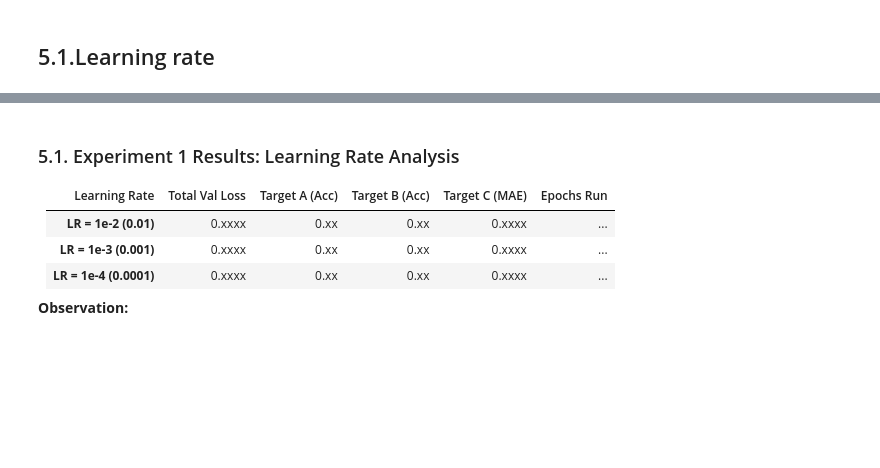
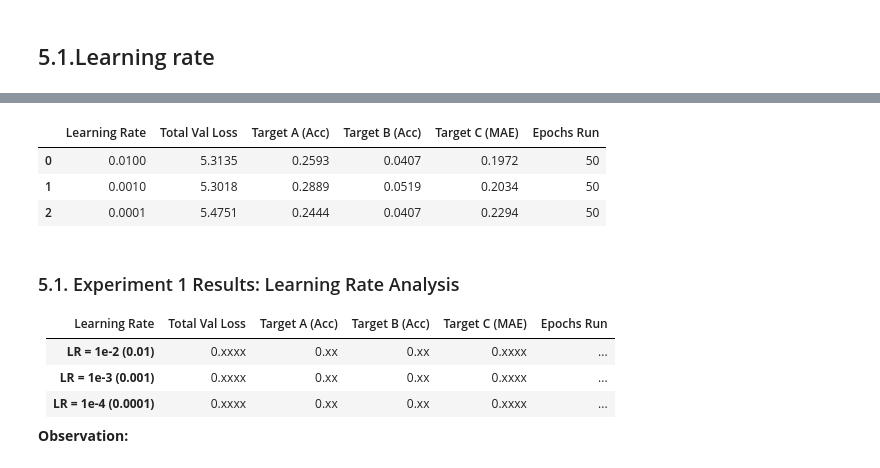
Before and after one commit to dang-nguyendd/DL-ASM2, a Jupyter notebook: main.ipynb, the cells around one changed output, grey strips where cells are left out. Drawn from its saved outputs; the diff is of its cells as text; code cells hidden in the pictures; blank space fills up the shorter version.

Commit message:
test experiment

```diff
--- a/main.ipynb
+++ b/main.ipynb
@@ -477,3 +526,75 @@ plt.show()
 # 5. Experiments
 # %% [markdown]
 ## 5.1.Learning rate
+# %%
+# ==========================================
+# SECTION 6.1: EXPERIMENT 1 - LEARNING RATE ANALYSIS
+# ==========================================
+import pandas as pd
+from tensorflow.keras import optimizers, callbacks
+
+def run_lr_experiment(lr_candidates, train_ds, val_ds, epochs=50):
+    results = []
+    histories = {}
+
+    print(f"--- STARTING EXP 1: LEARNING RATE ANALYSIS ---")
+
+    for lr in lr_candidates:
+        print(f"\nTesting Learning Rate: {lr} ...")
+
+        # 1. Reset Session
+        keras.backend.clear_session()
+        model = build_model()
+
+        # 2. Compile
+        model.compile(
+            optimizer=optimizers.Adam(learning_rate=lr),
+            loss={
+                "out_a": "sparse_categorical_crossentropy",
+                "out_b": "sparse_categorical_crossentropy",
+                "out_c": "mse",
+            },
+            loss_weights=[1.0, 1.0, 0.1],
+            metrics={"out_a": "accuracy", "out_b": "accuracy", "out_c": "mae"},
+        )
+
+        # 3. Train
+        es = callbacks.EarlyStopping(monitor='val_loss', patience=20, restore_best_weights=True)
+
+        history = model.fit(
+            train_ds,
+            validation_data=val_ds,
+            epochs=epochs,
+            verbose=0,
+            callbacks=[es]
+        )
+
+        # 4. Record Metrics (ĐÚNG TÊN CỘT BẠN CẦN)
+        histories[f"LR={lr}"] = history.history
+        scores = model.evaluate(val_ds, verbose=0)
+
+        # Lưu ý: scores trả về theo thứ tự: [loss, loss_a, loss_b, loss_c, acc_a, acc_b, mae_c]
+        results.append({
+            "Learning Rate": lr,
+            "Total Val Loss": round(scores[0], 4),       # Làm tròn 4 số lẻ cho đẹp
+            "Target A (Acc)": round(scores[4], 4),
+            "Target B (Acc)": round(scores[5], 4),
+            "Target C (MAE)": round(scores[6], 4),
+            "Epochs Run": len(history.history['loss'])
+        })
+        print(f"-> Done. Best Val Loss: {scores[0]:.4f}")
+
+    # Trả về DataFrame
+    return pd.DataFrame(results), histories
+
+# --- EXECUTION ---
+lr_candidates = [1e-2, 1e-3, 1e-4]
+df_lr, history_lr = run_lr_experiment(lr_candidates, train_ds, val_ds, epochs=50)
+
+# ==========================================
+# CÁCH IN KẾT QUẢ RA MÀN HÌNH
+# ==========================================
+
+print("\n>>> CÁCH 1: In bảng đẹp trong Jupyter Notebook (Recommended)")
+display(df_lr)
+# %% [output]
@@ -480,3 +613,7 @@ plt.show()
+|  | Learning Rate | Total Val Loss | Target A (Acc) | Target B (Acc) | Target C (MAE) | Epochs Run |
+| 0 | 0.0100 | 5.3135 | 0.2593 | 0.0407 | 0.1972 | 50 |
+| 1 | 0.0010 | 5.3018 | 0.2889 | 0.0519 | 0.2034 | 50 |
+| 2 | 0.0001 | 5.4751 | 0.2444 | 0.0407 | 0.2294 | 50 |
 # %% [markdown]
 ### 5.1. Experiment 1 Results: Learning Rate Analysis
 
```
Also changed, not shown: parts of 8 cells of this notebook.
